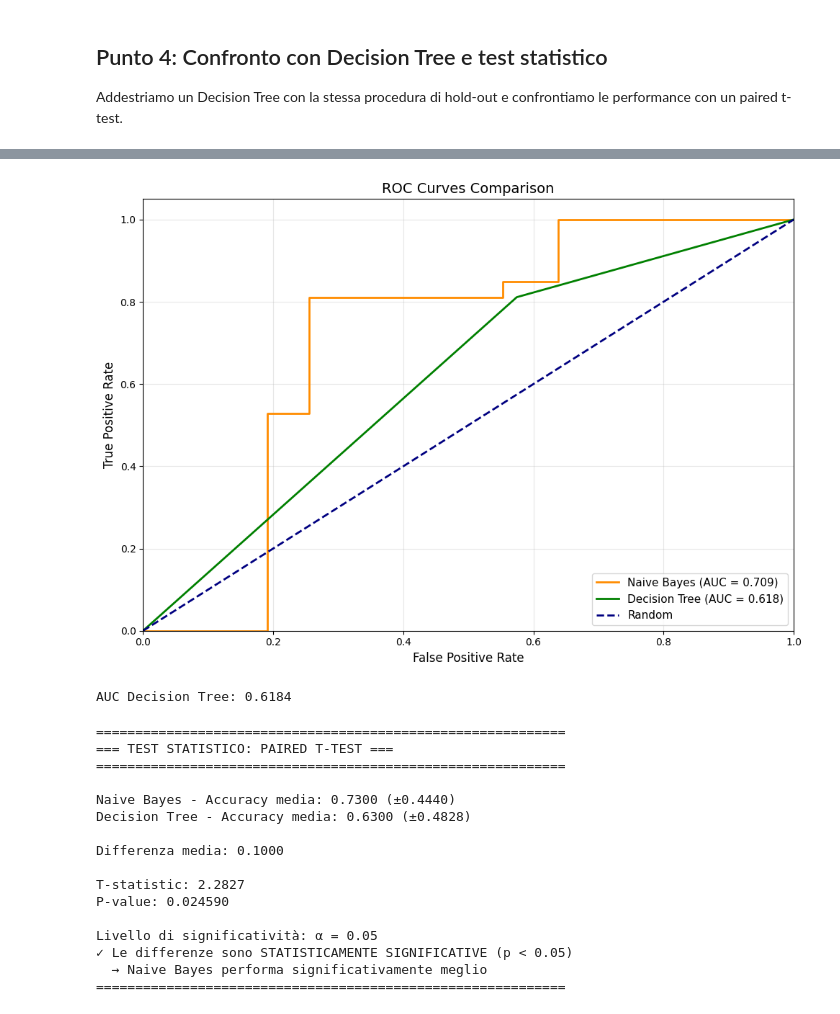
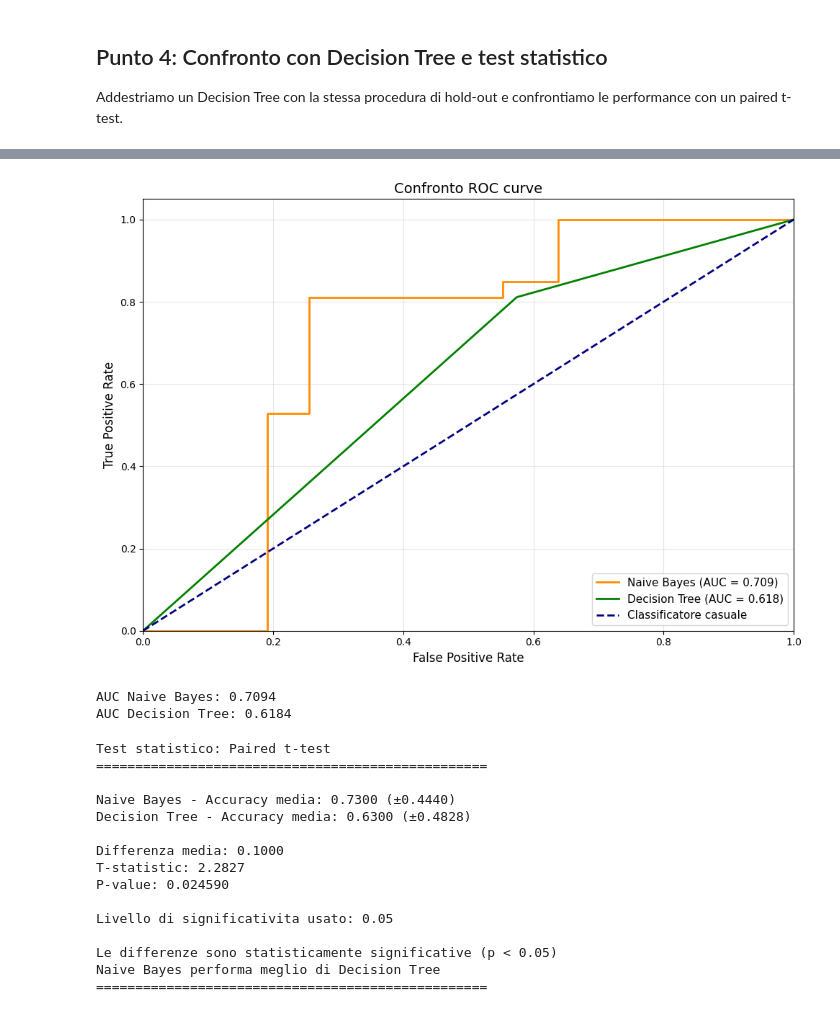
Before and after one commit to RaffaeleMelluso/AAUT, a Jupyter notebook: 3-naive_bayes/classification_watermelon_NB_aa_2025_26.ipynb, the cells around one changed output, grey strips where cells are left out. Cells and saved outputs as stored; diff of their text form; code cells hidden in the pictures.

```diff
--- a/3-naive_bayes/classification_watermelon_NB_aa_2025_26.ipynb
+++ b/3-naive_bayes/classification_watermelon_NB_aa_2025_26.ipynb
@@ -406,28 +385,28 @@ plt.show()
 # %%
-# Curva ROC per Decision Tree
 fpr_dt, tpr_dt, _ = roc_curve(dt_true_labels_all, dt_probabilities_all)
 roc_auc_dt = auc(fpr_dt, tpr_dt)
 
-# Plot comparativo delle curve ROC
 plt.figure(figsize=(10, 7))
 plt.plot(fpr_nb, tpr_nb, color='darkorange', lw=2,
          label=f'Naive Bayes (AUC = {roc_auc_nb:.3f})')
 plt.plot(fpr_dt, tpr_dt, color='green', lw=2,
          label=f'Decision Tree (AUC = {roc_auc_dt:.3f})')
-plt.plot([0, 1], [0, 1], color='navy', lw=2, linestyle='--', label='Random')
+plt.plot([0, 1], [0, 1], color='navy', lw=2, linestyle='--', label='Classificatore casuale')
 plt.xlim([0.0, 1.0])
 plt.ylim([0.0, 1.05])
 plt.xlabel('False Positive Rate', fontsize=12)
 plt.ylabel('True Positive Rate', fontsize=12)
-plt.title('ROC Curves Comparison', fontsize=14)
+plt.title('Confronto ROC curve', fontsize=14)
 plt.legend(loc="lower right", fontsize=11)
 plt.grid(alpha=0.3)
 plt.tight_layout()
 plt.show()
 
-print(f"\nAUC Decision Tree: {roc_auc_dt:.4f}")
+print(f"\nAUC Naive Bayes: {roc_auc_nb:.4f}")
+print(f"AUC Decision Tree: {roc_auc_dt:.4f}")
 # %% [output]
-[figure, old version]
+[figure, new version]
+AUC Naive Bayes: 0.7094
 AUC Decision Tree: 0.6184
 # %%
 # Test statistico: Paired t-test
@@ -435,44 +414,42 @@ from scipy.stats import ttest_rel
 
 t_statistic, p_value = ttest_rel(nb_accuracies, dt_accuracies)
 
-print("\n" + "="*60)
-print("=== TEST STATISTICO: PAIRED T-TEST ===")
-print("="*60)
+print("Test statistico: Paired t-test")
+print("="*50)
 print(f"\nNaive Bayes - Accuracy media: {nb_accuracies.mean():.4f} (±{nb_accuracies.std():.4f})")
 print(f"Decision Tree - Accuracy media: {dt_accuracies.mean():.4f} (±{dt_accuracies.std():.4f})")
 print(f"\nDifferenza media: {(nb_accuracies - dt_accuracies).mean():.4f}")
-print(f"\nT-statistic: {t_statistic:.4f}")
+print(f"T-statistic: {t_statistic:.4f}")
 print(f"P-value: {p_value:.6f}")
 
 alpha = 0.05
-print(f"\nLivello di significatività: α = {alpha}")
+print(f"\nLivello di significativita usato: {alpha}")
 
 if p_value < alpha:
-    print(f"✓ Le differenze sono STATISTICAMENTE SIGNIFICATIVE (p < {alpha})")
+    print(f"\nLe differenze sono statisticamente significative (p < {alpha})")
     if nb_accuracies.mean() > dt_accuracies.mean():
-        print("  → Naive Bayes performa significativamente meglio")
+        print("Naive Bayes performa meglio di Decision Tree")
     else:
-        print("  → Decision Tree performa significativamente meglio")
+        print("Decision Tree performa meglio di Naive Bayes")
 else:
-    print(f"✗ Le differenze NON sono statisticamente significative (p ≥ {alpha})")
-    print("  → Non c'è evidenza di una differenza significativa tra i due modelli")
+    print(f"\nLe differenze NON sono statisticamente significative (p >= {alpha})")
+    print("Non c'e una differenza significativa tra i due modelli")
 
-print("="*60)
+print("="*50)
 # %% [output]
-============================================================
-=== TEST STATISTICO: PAIRED T-TEST ===
-============================================================
+Test statistico: Paired t-test
+==================================================
 
 Naive Bayes - Accuracy media: 0.7300 (±0.4440)
 Decision Tree - Accuracy media: 0.6300 (±0.4828)
 
 Differenza media: 0.1000
-
 T-statistic: 2.2827
 P-value: 0.024590
 
-Livello di significatività: α = 0.05
-✓ Le differenze sono STATISTICAMENTE SIGNIFICATIVE (p < 0.05)
-  → Naive Bayes performa significativamente meglio
-============================================================
+Livello di significativita usato: 0.05
+
+Le differenze sono statisticamente significative (p < 0.05)
+Naive Bayes performa meglio di Decision Tree
+==================================================
 # %%
```
Also changed, not shown: parts of 6 cells of this notebook, 4 other files.
